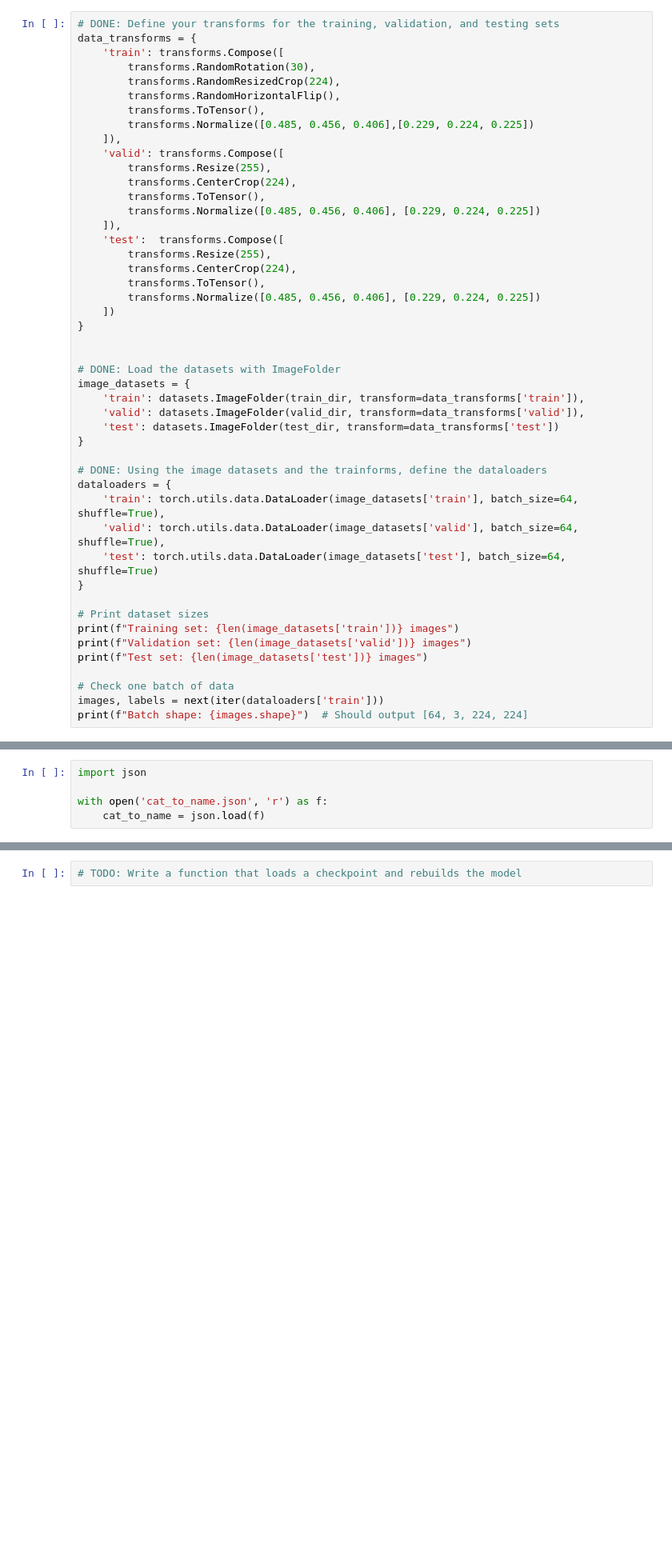
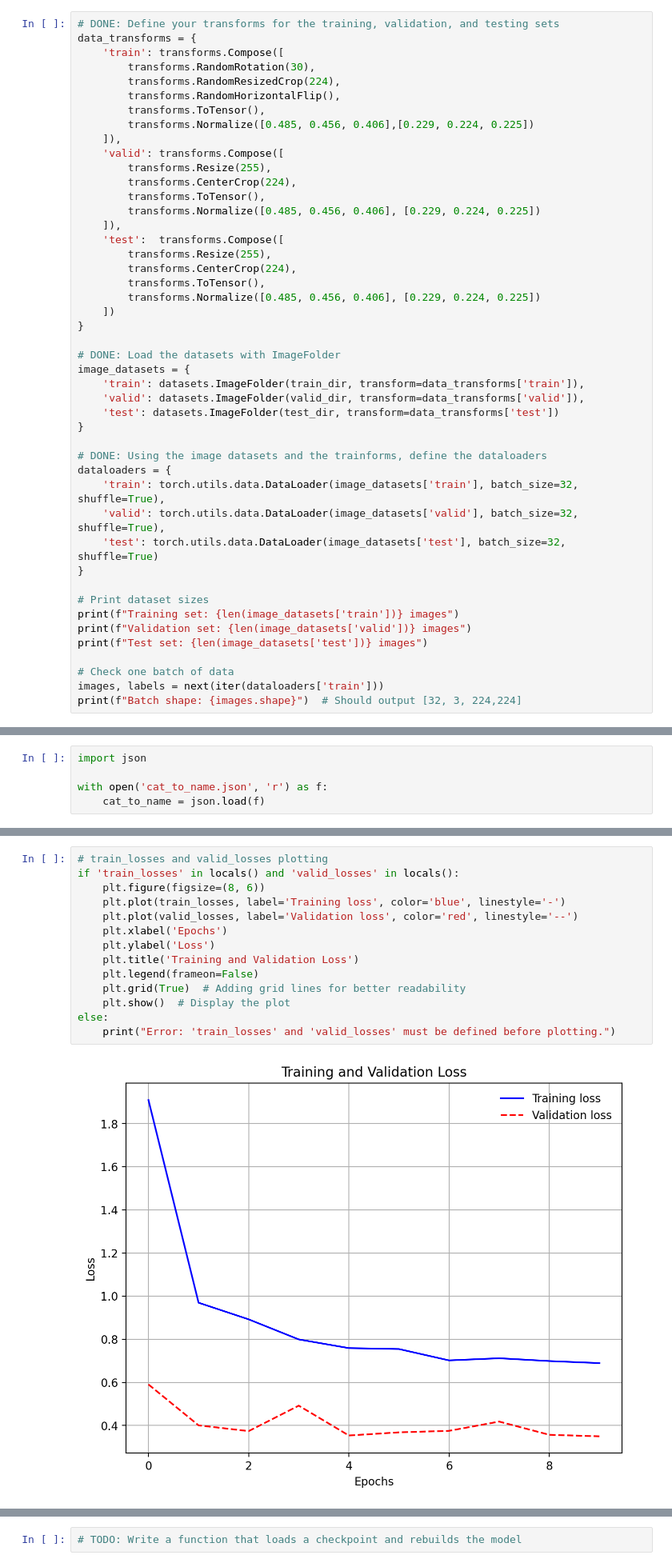
Before and after one commit to dunky-star/aipnd-project, a Jupyter notebook: Image Classifier Project.ipynb, the cells around one changed output, grey strips where cells are left out. Shown: that part at 80% size. Drawn from its saved outputs; the diff is of its cells as text; blank space fills up the shorter version.

```diff
--- a/Image Classifier Project.ipynb
+++ b/Image Classifier Project.ipynb
@@ -83,7 +86,6 @@ data_transforms = {
     ])
 }
 
-
 # DONE: Load the datasets with ImageFolder
 image_datasets = {
     'train': datasets.ImageFolder(train_dir, transform=data_transforms['train']),
@@ -93,9 +95,9 @@ image_datasets = {
 
 # DONE: Using the image datasets and the trainforms, define the dataloaders
 dataloaders = {
-    'train': torch.utils.data.DataLoader(image_datasets['train'], batch_size=64, shuffle=True),
-    'valid': torch.utils.data.DataLoader(image_datasets['valid'], batch_size=64, shuffle=True),
-    'test': torch.utils.data.DataLoader(image_datasets['test'], batch_size=64, shuffle=True)
+    'train': torch.utils.data.DataLoader(image_datasets['train'], batch_size=32, shuffle=True),
+    'valid': torch.utils.data.DataLoader(image_datasets['valid'], batch_size=32, shuffle=True),
+    'test': torch.utils.data.DataLoader(image_datasets['test'], batch_size=32, shuffle=True)
 }
 
 # Print dataset sizes
@@ -105,7 +107,7 @@ print(f"Test set: {len(image_datasets['test'])} images")
 
 # Check one batch of data
 images, labels = next(iter(dataloaders['train']))
-print(f"Batch shape: {images.shape}")  # Should output [64, 3, 224, 224]
+print(f"Batch shape: {images.shape}")  # Should output [32, 3, 224,224]
 # %% [output]
 Training set: 6552 images
 Validation set: 818 images
@@ -173,3 +239,19 @@ EfficientNet(
+# %%
+# train_losses and valid_losses plotting
+if 'train_losses' in locals() and 'valid_losses' in locals():
+    plt.figure(figsize=(8, 6))
+    plt.plot(train_losses, label='Training loss', color='blue', linestyle='-')
+    plt.plot(valid_losses, label='Validation loss', color='red', linestyle='--')
+    plt.xlabel('Epochs')
+    plt.ylabel('Loss')
+    plt.title('Training and Validation Loss')
+    plt.legend(frameon=False)
+    plt.grid(True)  # Adding grid lines for better readability
+    plt.show()  # Display the plot
+else:
+    print("Error: 'train_losses' and 'valid_losses' must be defined before plotting.")
+# %% [output]
+[figure, added]
 # %% [markdown]
 ## Testing your network
 
```
Also changed, not shown: parts of 8 cells of this notebook, 1 other file.
